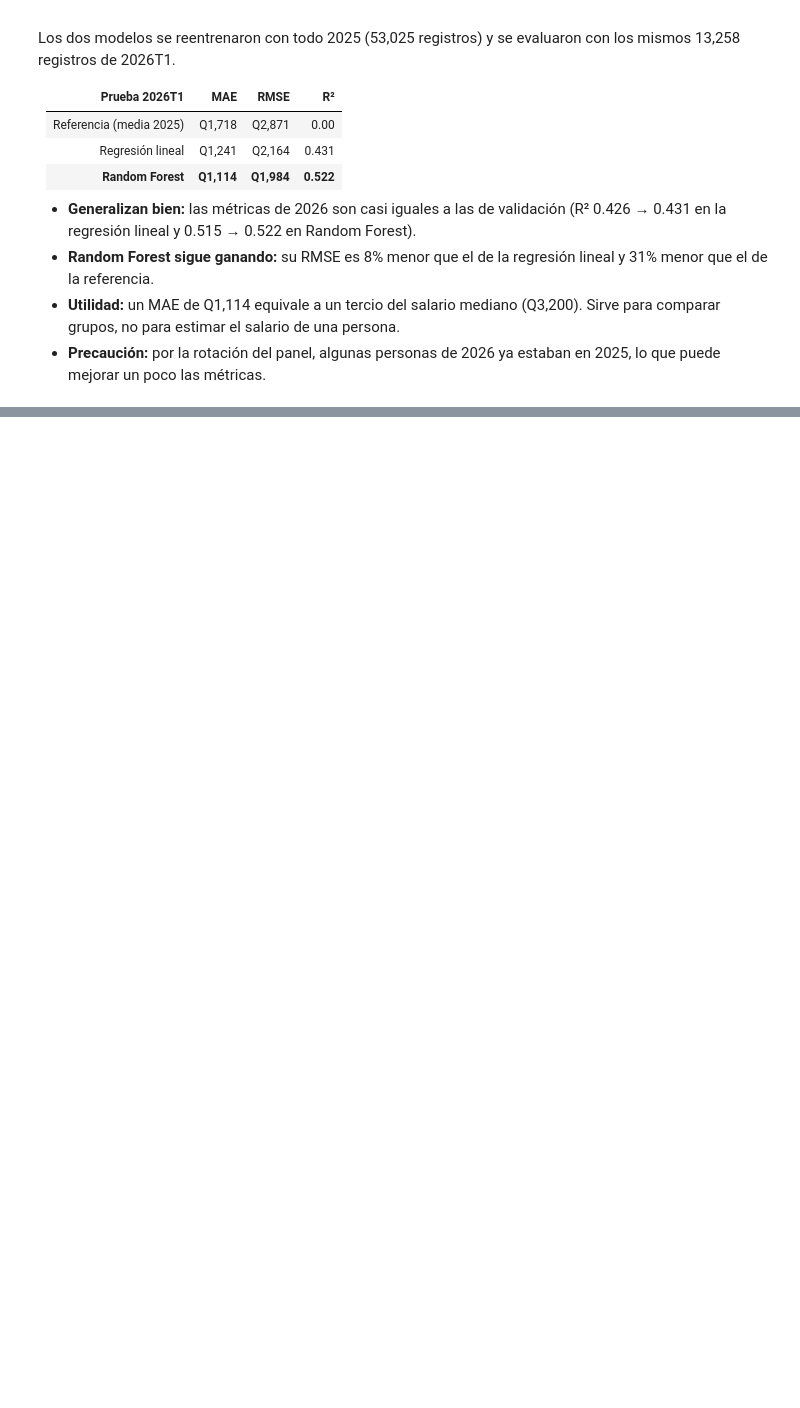
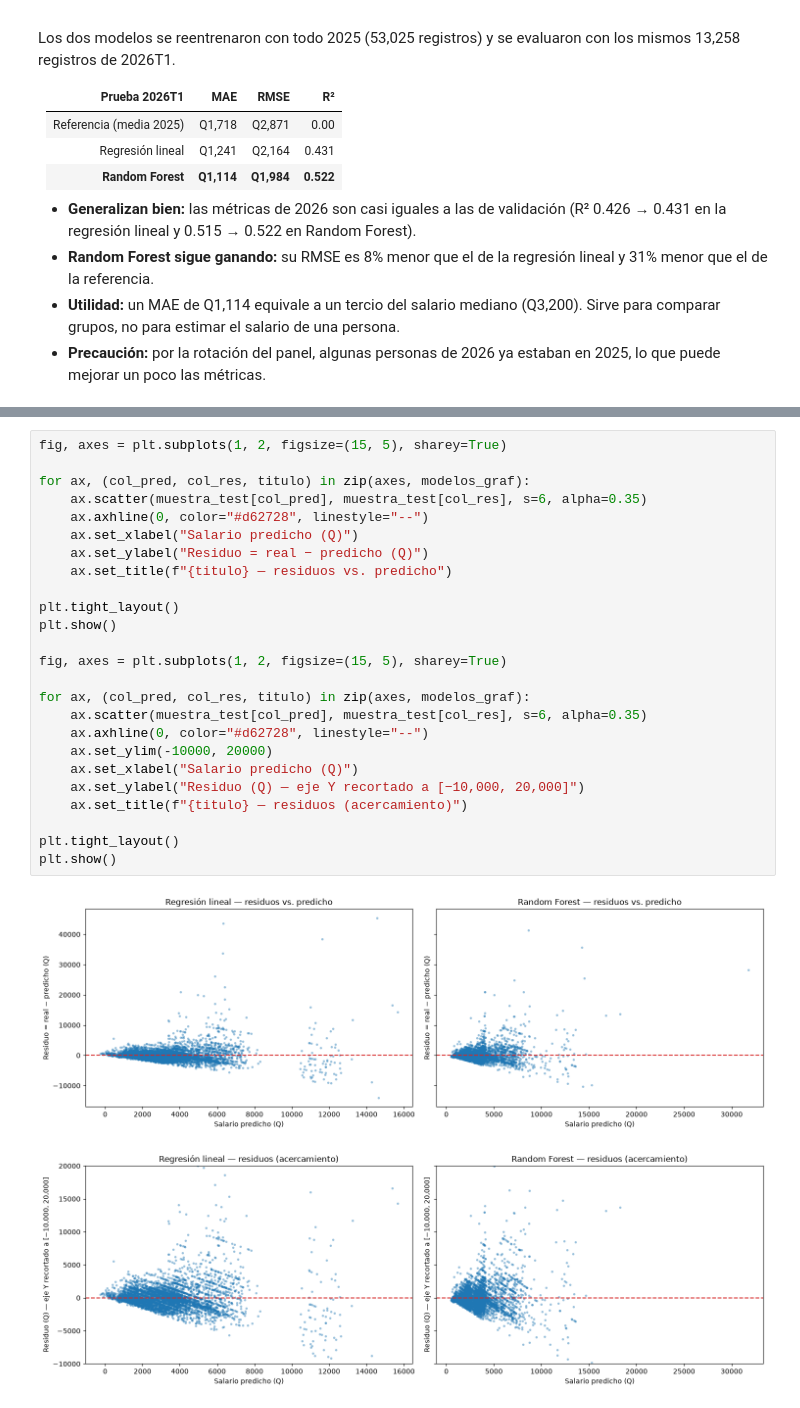
Before and after one commit to tismajo/CC3084-Laboratorio7, a Jupyter notebook: Laboratorio7.ipynb, the cells around one changed output, grey strips where cells are left out. Saved outputs shown, nothing was run; the diff lists cells and outputs as text; blank space fills up the shorter version.

```diff
--- a/Laboratorio7.ipynb
+++ b/Laboratorio7.ipynb
@@ -2552,0 +2596,28 @@ Los dos modelos se reentrenaron con todo 2025 (53,025 registros) y se evaluaron
+# %%
+fig, axes = plt.subplots(1, 2, figsize=(15, 5), sharey=True)
+
+for ax, (col_pred, col_res, titulo) in zip(axes, modelos_graf):
+    ax.scatter(muestra_test[col_pred], muestra_test[col_res], s=6, alpha=0.35)
+    ax.axhline(0, color="#d62728", linestyle="--")
+    ax.set_xlabel("Salario predicho (Q)")
+    ax.set_ylabel("Residuo = real − predicho (Q)")
+    ax.set_title(f"{titulo} — residuos vs. predicho")
+
+plt.tight_layout()
+plt.show()
+
+fig, axes = plt.subplots(1, 2, figsize=(15, 5), sharey=True)
+
+for ax, (col_pred, col_res, titulo) in zip(axes, modelos_graf):
+    ax.scatter(muestra_test[col_pred], muestra_test[col_res], s=6, alpha=0.35)
+    ax.axhline(0, color="#d62728", linestyle="--")
+    ax.set_ylim(-10000, 20000)
+    ax.set_xlabel("Salario predicho (Q)")
+    ax.set_ylabel("Residuo (Q) — eje Y recortado a [−10,000, 20,000]")
+    ax.set_title(f"{titulo} — residuos (acercamiento)")
+
+plt.tight_layout()
+plt.show()
+# %% [output]
+[figure, added]
+[figure, added]
```
Also changed, not shown: parts of 8 cells of this notebook, 1 other file.
